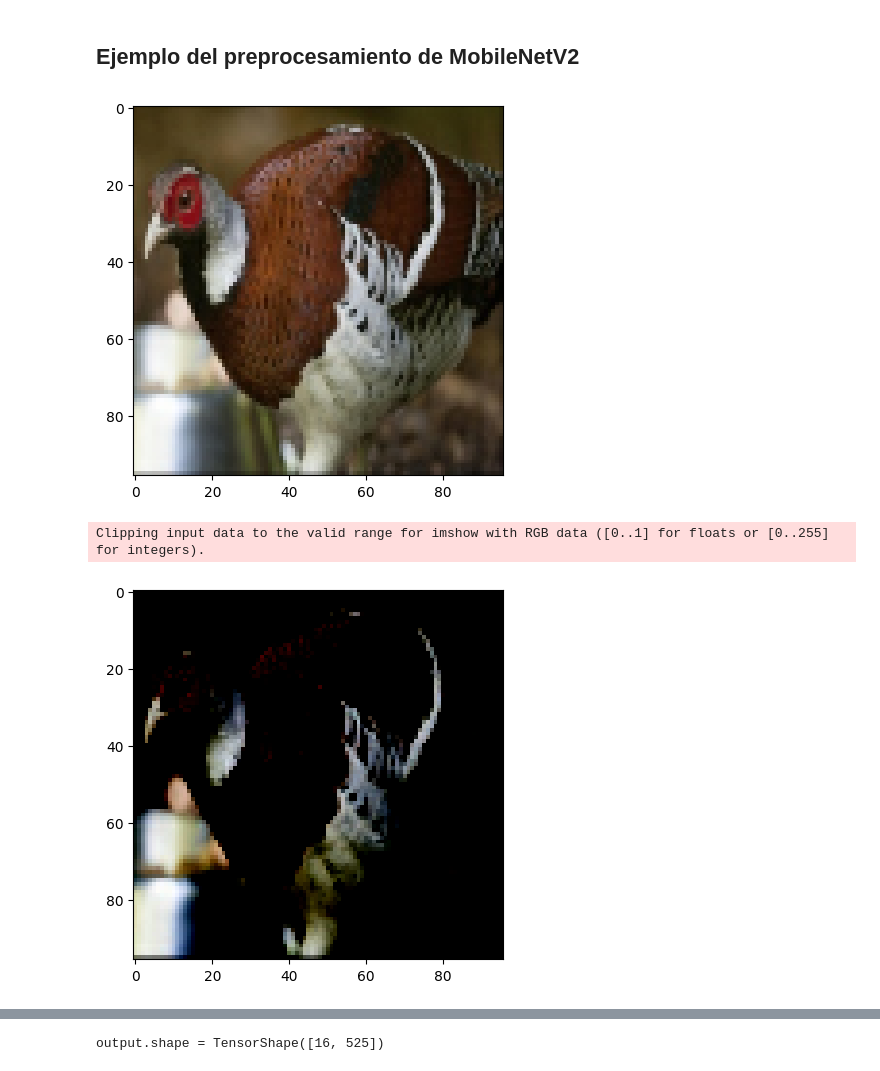
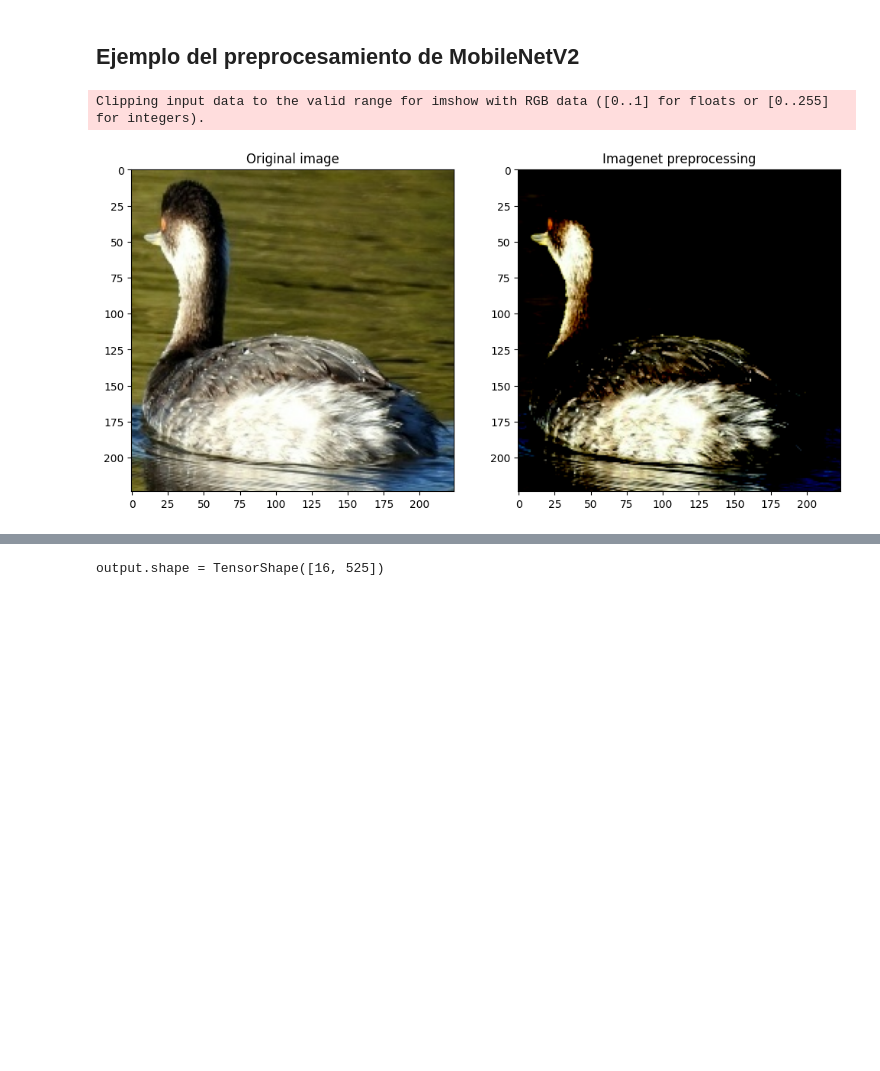
Before and after one commit to guillermovc/keras_portfolio, a Jupyter notebook: Birds Species/birds_classification.ipynb, the cells around one changed output, grey strips where cells are left out. Drawn from its saved outputs; the diff is of its cells as text; code cells hidden in the pictures; blank space fills up the shorter version.

```diff
--- a/Birds Species/birds_classification.ipynb
+++ b/Birds Species/birds_classification.ipynb
@@ -87,8 +87,8 @@ Carguemos estas imágenes fuera del disco utilizando la útil utilidad **tf.kera
 ## Crear un conjunto de datos
 Defina algunos parámetros para el cargador:
 # %%
-batch_size = 64
-img_shape = 96
+batch_size = 16
+img_shape = 224
 # %%
 from tensorflow.keras.utils import image_dataset_from_directory
 train_dataset = image_dataset_from_directory(
@@ -234,16 +216,19 @@ custom_mobilenet.compile(
 # %%
 img = train_dataset.take(1)
 img = next(iter(img))[0][0]
+plt.figure(figsize=(12, 6))
+plt.subplot(1,2,1)
 plt.imshow(img / 255.0)
+plt.title("Original image")
+
+plt.subplot(1,2,2)
+prep_img = mobilenet_prep(img)
+plt.imshow(prep_img)
+plt.title("Imagenet preprocessing")
 plt.show()
-
-prep_img = mobilenet_prep(img)
-plt.imshow(prep_img, vmin=np.min(prep_img), vmax=np.max(prep_img))
-plt.show()
 # %% [output]
+Clipping input data to the valid range for imshow with RGB data ([0..1] for floats or [0..255] for integers).
-[figure, old version]
+[figure, new version]
-Clipping input data to the valid range for imshow with RGB data ([0..1] for floats or [0..255] for integers).
-[figure, removed]
 # %%
 custom_mobilenet.summary()
 # %% [output]
```
Also changed, not shown: parts of 14 cells of this notebook, 2 other files.
